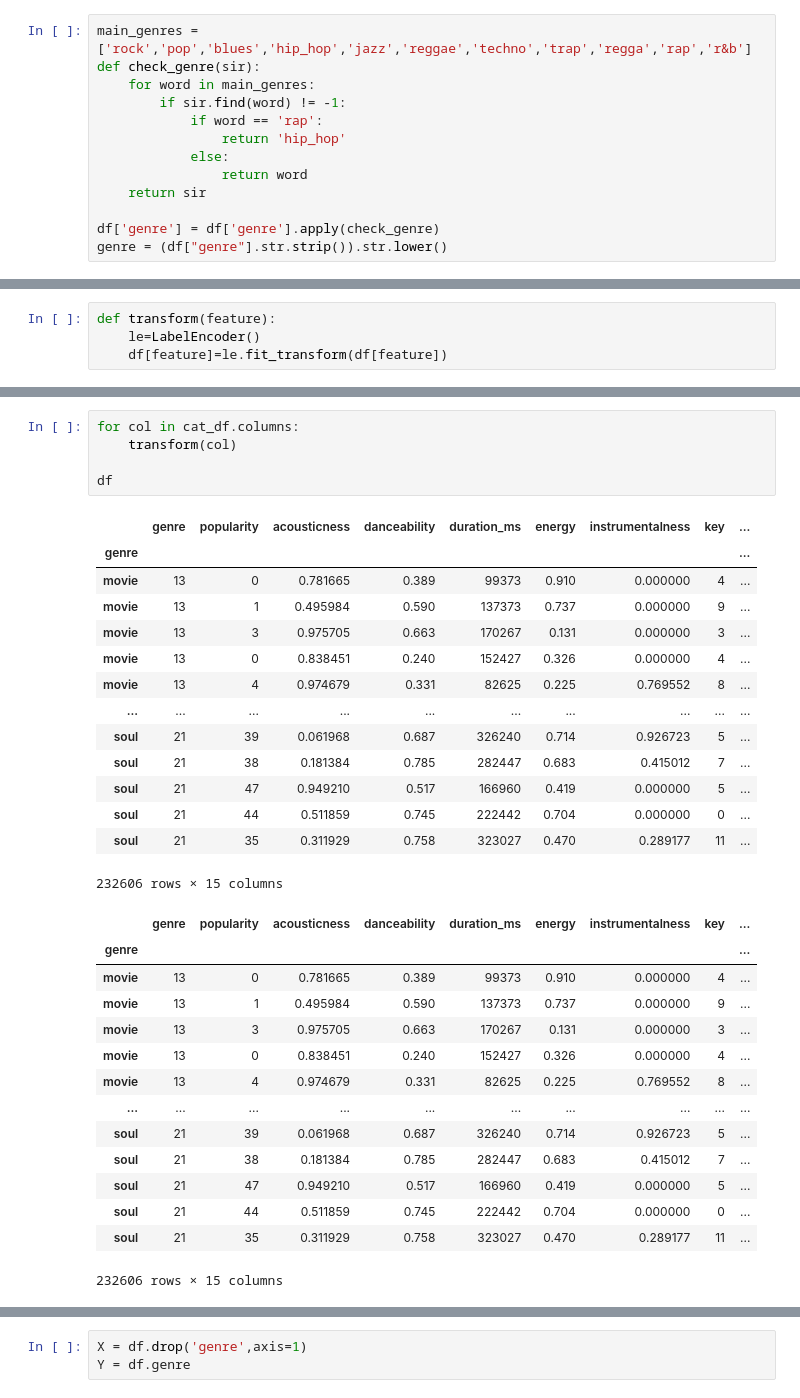
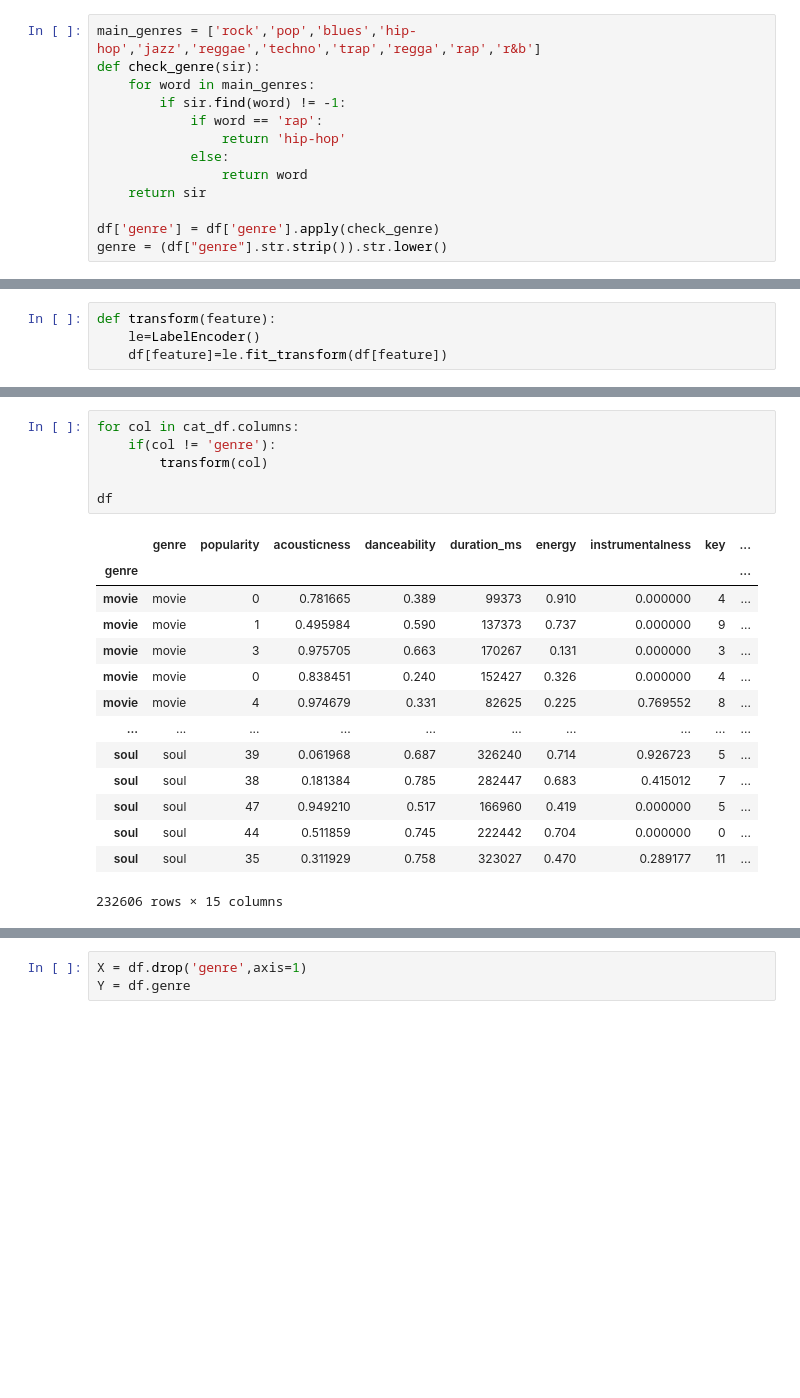
Before and after one commit to HuseyinEmreAksoy/SpotifySongPrediction, a Jupyter notebook: Spotify3.ipynb, the cells around one changed output, grey strips where cells are left out. Drawn from its saved outputs; the diff is of its cells as text; blank space fills up the shorter version.

```diff
--- a/Spotify3.ipynb
+++ b/Spotify3.ipynb
@@ -356,12 +232,12 @@ df['genre'] = genre_m1
 # %%
 df.set_index(["genre"],drop = False, inplace = True)
 # %%
-main_genres = ['rock','pop','blues','hip_hop','jazz','reggae','techno','trap','regga','rap','r&b']
+main_genres = ['rock','pop','blues','hip-hop','jazz','reggae','techno','trap','regga','rap','r&b']
 def check_genre(sir):
     for word in main_genres:
         if sir.find(word) != -1:
             if word == 'rap':
-                return 'hip_hop'
+                return 'hip-hop'
             else:
                 return word
     return sir
@@ -654,35 +430,22 @@ Index(['genre', 'key', 'mode', 'time_signature'], dtype='object')
 # %%
 for col in cat_df.columns:
-    transform(col)
+    if(col != 'genre'):
+        transform(col)
 
 df
 # %% [output]
 |  | genre | popularity | acousticness | danceability | duration_ms | energy | instrumentalness | key | ... |
 | genre |  |  |  |  |  |  |  |  | ... |
-| movie | 13 | 0 | 0.781665 | 0.389 | 99373 | 0.910 | 0.000000 | 4 | ... |
-| movie | 13 | 1 | 0.495984 | 0.590 | 137373 | 0.737 | 0.000000 | 9 | ... |
-| movie | 13 | 3 | 0.975705 | 0.663 | 170267 | 0.131 | 0.000000 | 3 | ... |
-| movie | 13 | 0 | 0.838451 | 0.240 | 152427 | 0.326 | 0.000000 | 4 | ... |
-| movie | 13 | 4 | 0.974679 | 0.331 | 82625 | 0.225 | 0.769552 | 8 | ... |
+| movie | movie | 0 | 0.781665 | 0.389 | 99373 | 0.910 | 0.000000 | 4 | ... |
+| movie | movie | 1 | 0.495984 | 0.590 | 137373 | 0.737 | 0.000000 | 9 | ... |
+| movie | movie | 3 | 0.975705 | 0.663 | 170267 | 0.131 | 0.000000 | 3 | ... |
+| movie | movie | 0 | 0.838451 | 0.240 | 152427 | 0.326 | 0.000000 | 4 | ... |
+| movie | movie | 4 | 0.974679 | 0.331 | 82625 | 0.225 | 0.769552 | 8 | ... |
 | ... | ... | ... | ... | ... | ... | ... | ... | ... | ... |
-| soul | 21 | 39 | 0.061968 | 0.687 | 326240 | 0.714 | 0.926723 | 5 | ... |
-| soul | 21 | 38 | 0.181384 | 0.785 | 282447 | 0.683 | 0.415012 | 7 | ... |
-| soul | 21 | 47 | 0.949210 | 0.517 | 166960 | 0.419 | 0.000000 | 5 | ... |
-| soul | 21 | 44 | 0.511859 | 0.745 | 222442 | 0.704 | 0.000000 | 0 | ... |
-| soul | 21 | 35 | 0.311929 | 0.758 | 323027 | 0.470 | 0.289177 | 11 | ... |
+| soul | soul | 39 | 0.061968 | 0.687 | 326240 | 0.714 | 0.926723 | 5 | ... |
+| soul | soul | 38 | 0.181384 | 0.785 | 282447 | 0.683 | 0.415012 | 7 | ... |
+| soul | soul | 47 | 0.949210 | 0.517 | 166960 | 0.419 | 0.000000 | 5 | ... |
+| soul | soul | 44 | 0.511859 | 0.745 | 222442 | 0.704 | 0.000000 | 0 | ... |
+| soul | soul | 35 | 0.311929 | 0.758 | 323027 | 0.470 | 0.289177 | 11 | ... |
 232606 rows × 15 columns
-|  | genre | popularity | acousticness | danceability | duration_ms | energy | instrumentalness | key | ... |
-| genre |  |  |  |  |  |  |  |  | ... |
-| movie | 13 | 0 | 0.781665 | 0.389 | 99373 | 0.910 | 0.000000 | 4 | ... |
-| movie | 13 | 1 | 0.495984 | 0.590 | 137373 | 0.737 | 0.000000 | 9 | ... |
-| movie | 13 | 3 | 0.975705 | 0.663 | 170267 | 0.131 | 0.000000 | 3 | ... |
-| movie | 13 | 0 | 0.838451 | 0.240 | 152427 | 0.326 | 0.000000 | 4 | ... |
-| movie | 13 | 4 | 0.974679 | 0.331 | 82625 | 0.225 | 0.769552 | 8 | ... |
-| ... | ... | ... | ... | ... | ... | ... | ... | ... | ... |
-| soul | 21 | 39 | 0.061968 | 0.687 | 326240 | 0.714 | 0.926723 | 5 | ... |
-| soul | 21 | 38 | 0.181384 | 0.785 | 282447 | 0.683 | 0.415012 | 7 | ... |
-| soul | 21 | 47 | 0.949210 | 0.517 | 166960 | 0.419 | 0.000000 | 5 | ... |
-| soul | 21 | 44 | 0.511859 | 0.745 | 222442 | 0.704 | 0.000000 | 0 | ... |
-| soul | 21 | 35 | 0.311929 | 0.758 | 323027 | 0.470 | 0.289177 | 11 | ... |
-232606 rows × 15 columns
 # %%
```
Also changed, not shown: parts of 42 cells of this notebook, 1 other file.
